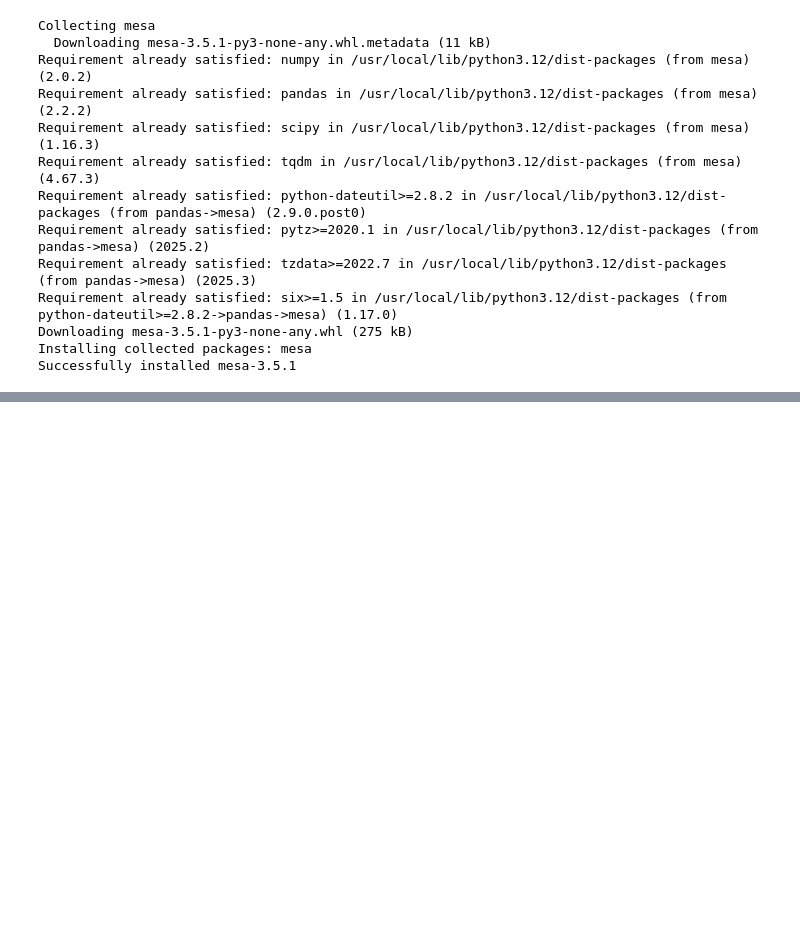
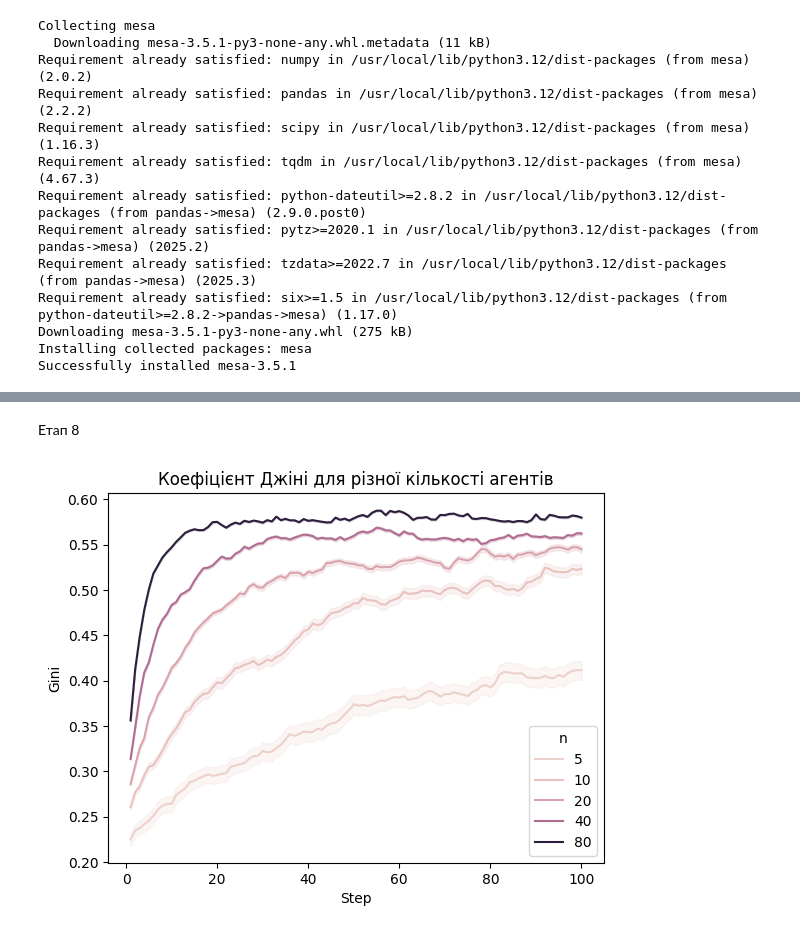
Before and after one commit to DimDragg/-, a Jupyter notebook: Лабораторна_робота_№7,8.ipynb, the cells around one changed output, grey strips where cells are left out. Drawn from its saved outputs; the diff is of its cells as text; code cells hidden in the pictures; blank space fills up the shorter version.

```diff
--- a/Лабораторна_робота_№7,8.ipynb
+++ b/Лабораторна_робота_№7,8.ipynb
@@ -113,0 +131,67 @@ plt.show()
+# %% [markdown]
+Етап 8
+# %%
+from mesa.batchrunner import batch_run
+class MoneyModel(mesa.Model):
+    def __init__(self, n, width, height, rng=None):
+        super().__init__(rng=rng)
+
+        self.num_agents = n
+        self.grid = mesa.space.MultiGrid(width, height, True)
+
+        # DataCollector
+        self.datacollector = mesa.DataCollector(
+            model_reporters={"Gini": compute_gini},
+            agent_reporters={"Wealth": "wealth"}
+        )
+
+        # Створення агентів
+        agents = MoneyAgent.create_agents(model=self, n=n)
+
+        # Випадкові координати
+        x = self.rng.integers(0, self.grid.width, size=n)
+        y = self.rng.integers(0, self.grid.height, size=n)
+
+        for a, i, j in zip(agents, x, y):
+            self.grid.place_agent(a, (i, j))
+
+        self.running = True
+
+    def step(self):
+        self.agents.shuffle_do("move")
+        self.agents.do("give_money")
+        self.datacollector.collect(self)
+from mesa.batchrunner import batch_run
+import pandas as pd
+import seaborn as sns
+import matplotlib.pyplot as plt
+
+params = {
+    "width": 10,
+    "height": 10,
+    "n": [5, 10, 20, 40, 80]
+}
+
+results = batch_run(
+    MoneyModel,
+    parameters=params,
+    iterations=100,
+    max_steps=100,
+    data_collection_period=1,
+    number_processes=1
+)
+
+results_df = pd.DataFrame(results)
+
+sns.lineplot(
+    data=results_df,
+    x="Step",
+    y="Gini",
+    hue="n",
+    errorbar=("ci", 95)
+)
+
+plt.title("Коефіцієнт Джіні для різної кількості агентів")
+plt.show()
+# %% [output]
+[figure, added]
```
Also changed, not shown: parts of 1 cell of this notebook.
